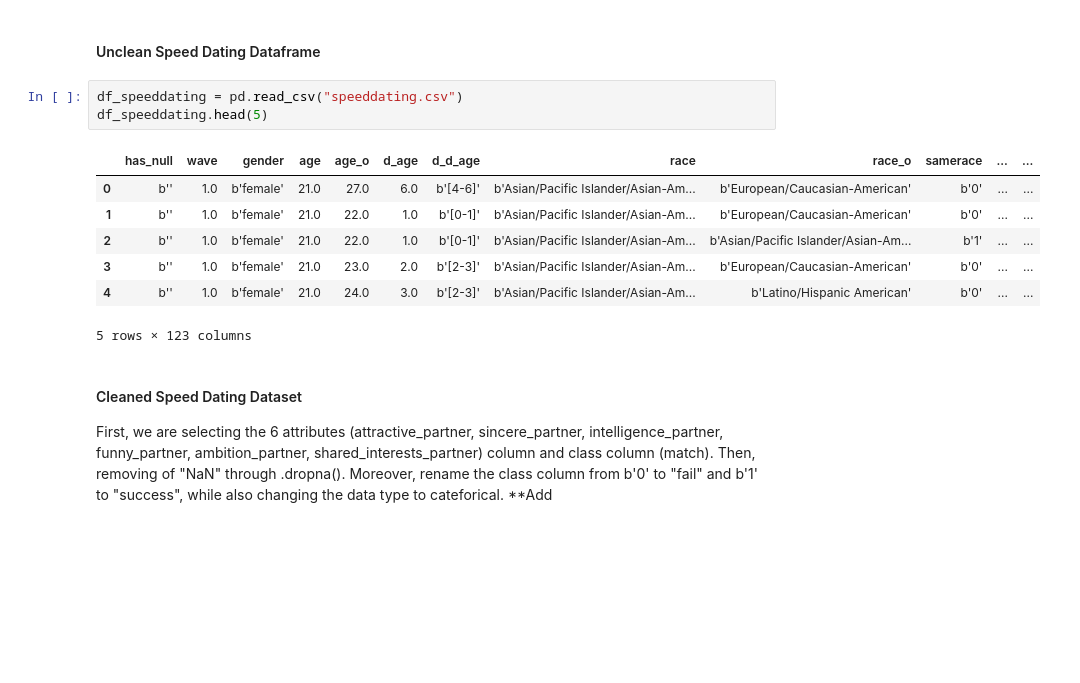
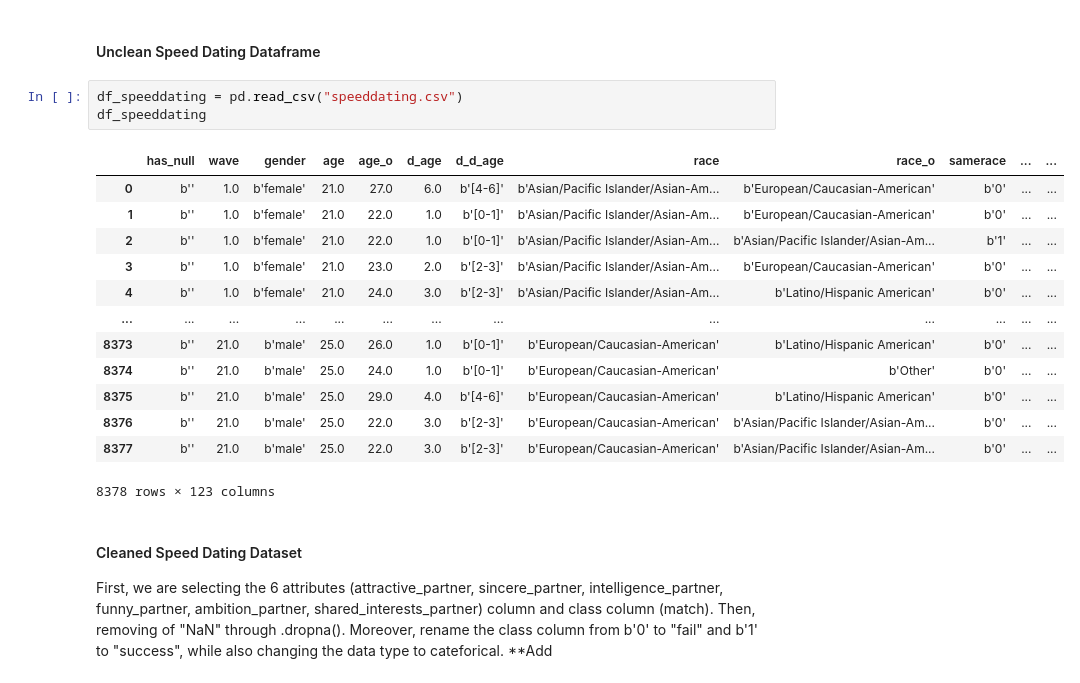
Before and after one commit to mkimur02/final_project_dsci100, a Jupyter notebook: Untitled.ipynb, the cells around one changed output. Drawn from its saved outputs; the diff is of its cells as text; blank space fills up the shorter version.

```diff
--- a/Untitled.ipynb
+++ b/Untitled.ipynb
@@ -32,15 +32,21 @@ from sklearn.model_selection import GridSearchCV, cross_validate, train_test_spl
 #### Unclean Speed Dating Dataframe
 # %%
 df_speeddating = pd.read_csv("speeddating.csv")
-df_speeddating.head(5)
+df_speeddating
 # %% [output]
 |  | has_null | wave | gender | age | age_o | d_age | d_d_age | race | race_o | samerace | ... | ... |
 | 0 | b'' | 1.0 | b'female' | 21.0 | 27.0 | 6.0 | b'[4-6]' | b'Asian/Pacific Islander/Asian-Am... | b'European/Caucasian-American' | b'0' | ... | ... |
 | 1 | b'' | 1.0 | b'female' | 21.0 | 22.0 | 1.0 | b'[0-1]' | b'Asian/Pacific Islander/Asian-Am... | b'European/Caucasian-American' | b'0' | ... | ... |
 | 2 | b'' | 1.0 | b'female' | 21.0 | 22.0 | 1.0 | b'[0-1]' | b'Asian/Pacific Islander/Asian-Am... | b'Asian/Pacific Islander/Asian-Am... | b'1' | ... | ... |
 | 3 | b'' | 1.0 | b'female' | 21.0 | 23.0 | 2.0 | b'[2-3]' | b'Asian/Pacific Islander/Asian-Am... | b'European/Caucasian-American' | b'0' | ... | ... |
 | 4 | b'' | 1.0 | b'female' | 21.0 | 24.0 | 3.0 | b'[2-3]' | b'Asian/Pacific Islander/Asian-Am... | b'Latino/Hispanic American' | b'0' | ... | ... |
+| ... | ... | ... | ... | ... | ... | ... | ... | ... | ... | ... | ... | ... |
+| 8373 | b'' | 21.0 | b'male' | 25.0 | 26.0 | 1.0 | b'[0-1]' | b'European/Caucasian-American' | b'Latino/Hispanic American' | b'0' | ... | ... |
+| 8374 | b'' | 21.0 | b'male' | 25.0 | 24.0 | 1.0 | b'[0-1]' | b'European/Caucasian-American' | b'Other' | b'0' | ... | ... |
+| 8375 | b'' | 21.0 | b'male' | 25.0 | 29.0 | 4.0 | b'[4-6]' | b'European/Caucasian-American' | b'Latino/Hispanic American' | b'0' | ... | ... |
+| 8376 | b'' | 21.0 | b'male' | 25.0 | 22.0 | 3.0 | b'[2-3]' | b'European/Caucasian-American' | b'Asian/Pacific Islander/Asian-Am... | b'0' | ... | ... |
+| 8377 | b'' | 21.0 | b'male' | 25.0 | 22.0 | 3.0 | b'[2-3]' | b'European/Caucasian-American' | b'Asian/Pacific Islander/Asian-Am... | b'0' | ... | ... |
-5 rows × 123 columns
+8378 rows × 123 columns
 # %% [markdown]
 #### Cleaned Speed Dating Dataset
 First, we are selecting the 6 attributes (attractive_partner, sincere_partner, intelligence_partner, funny_partner, ambition_partner, shared_interests_partner) column and class column (match). Then, removing of "NaN" through .dropna(). Moreover, rename the class column from b'0' to "fail" and b'1' to "success", while also changing the data type to cateforical. **Add
```
Also changed, not shown: parts of 10 cells of this notebook.
